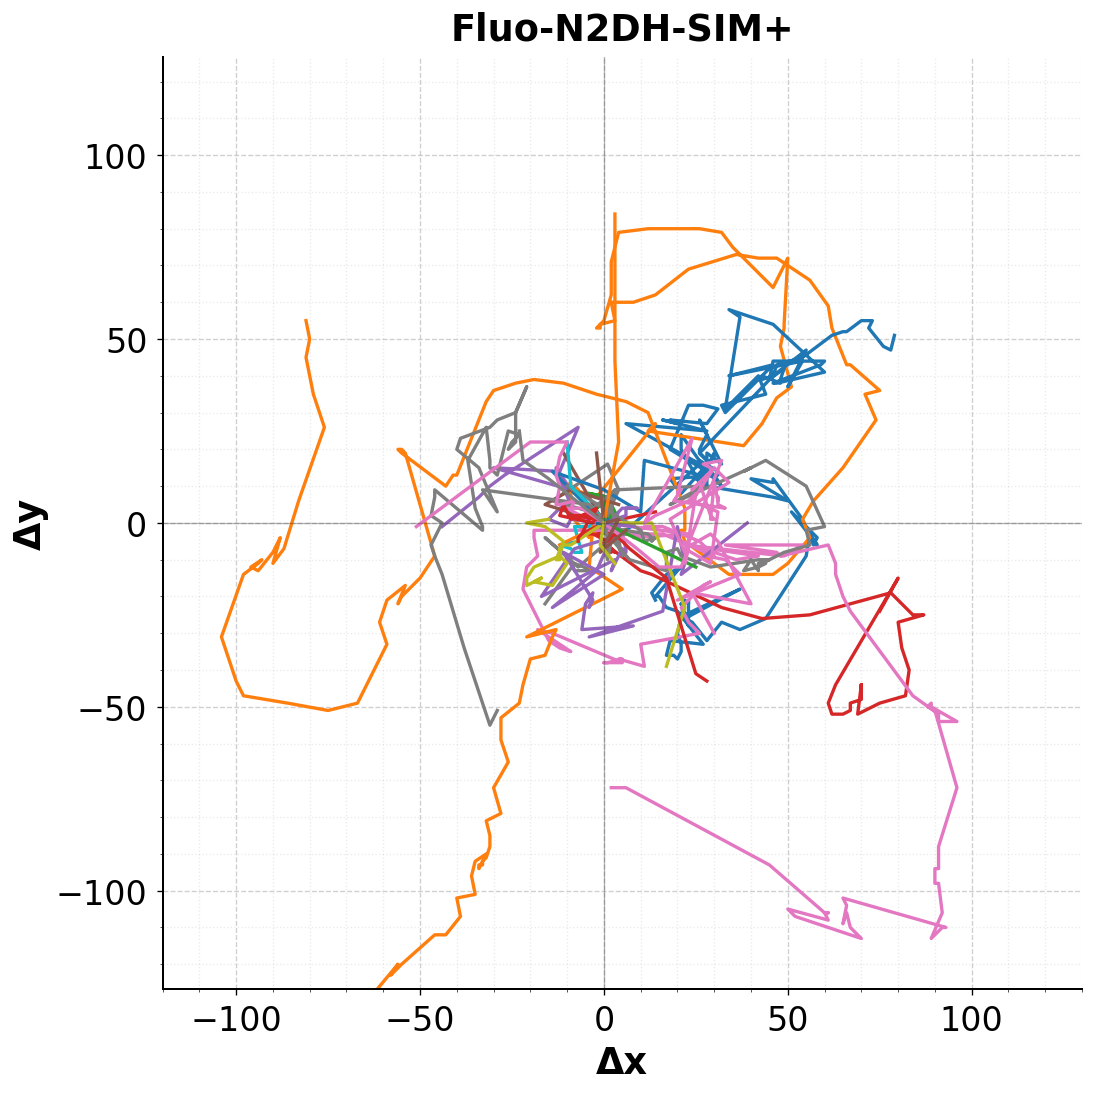
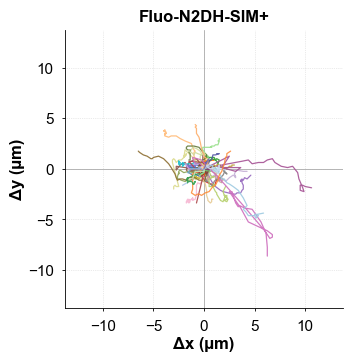
The change to this notebook cell's code, shown as a diff; its figure went from the first image to the second:
--- before
+++ after
@@ -1,4 +1,4 @@
 #all_paths_long = [path for path in all_paths if len(path)>20]
 
-disp.plot_normalized_paths(paths = all_paths, title = 'Fluo-N2DH-SIM+')
-plt.savefig(rf"{GRAPH_OUTPUT_PATH}/normalized_paths.png", bbox_inches='tight')
+disp.plot_normalized_paths(paths = all_paths, title = 'Fluo-N2DH-SIM+', base_fontsize=12,axis_limit=110*0.125,pixel_size=0.125)
+plt.savefig(rf"{GRAPH_OUTPUT_PATH}/normalized_paths.svg", bbox_inches='tight')

Commit: Update code from reviewer suggestions